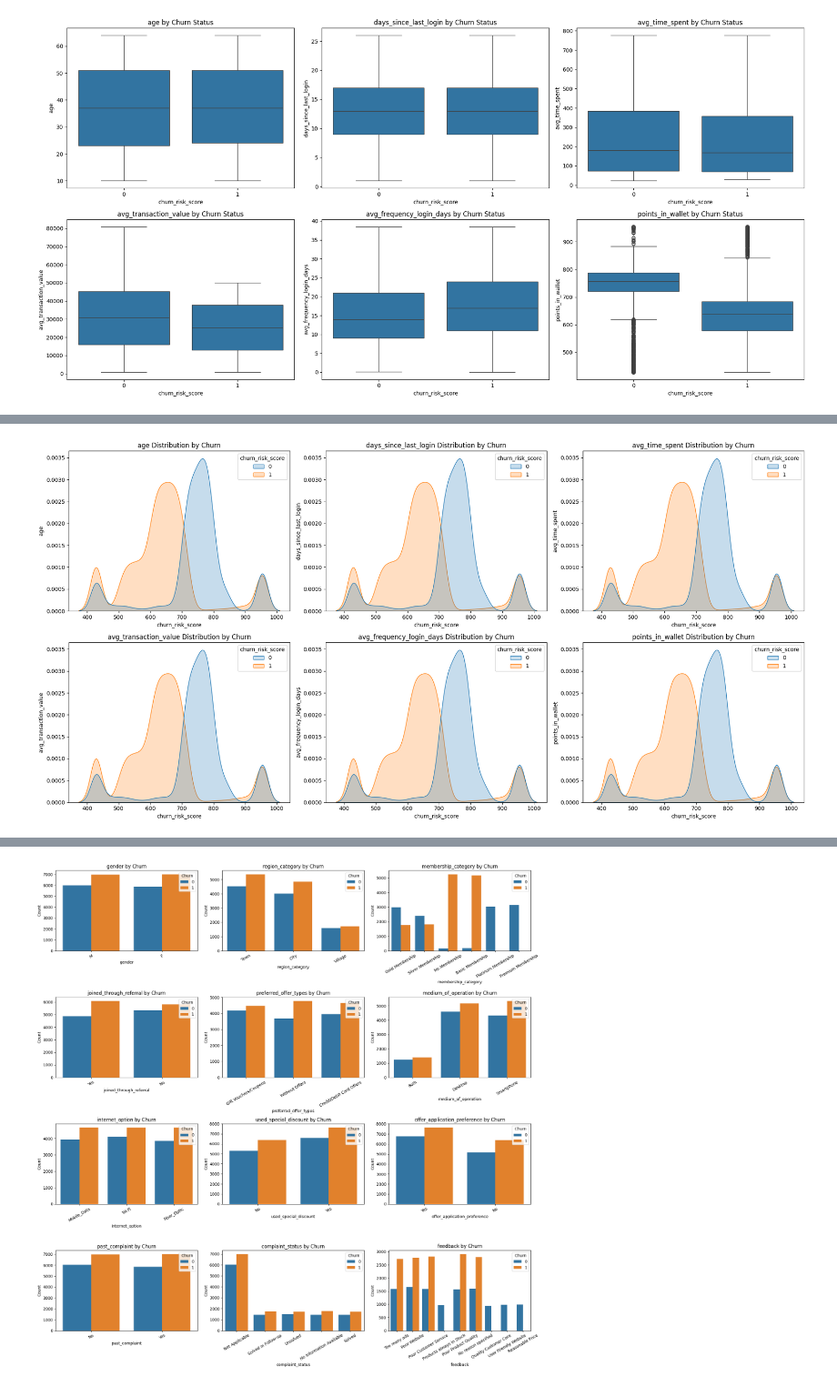
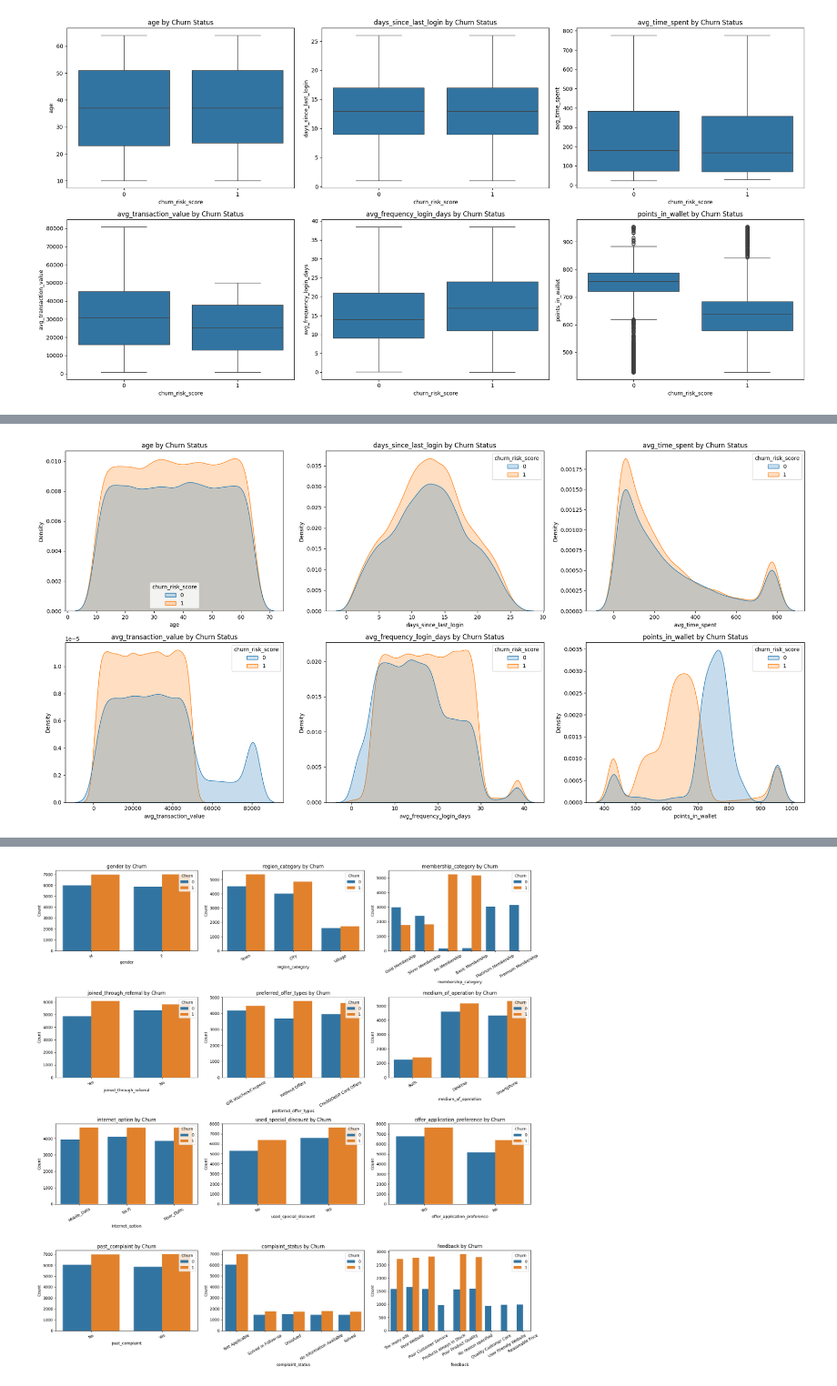
Before and after one commit to CMPE252/customer-churn-prediction, a Jupyter notebook: notebook/CMPE_252_Customer_Churn_Prediction.ipynb, the cells around one changed output, grey strips where cells are left out. Shown at 91% size. Saved outputs shown, nothing was run; the diff lists cells and outputs as text; code cells hidden in the pictures.

Commit message:
Fix KDE plots

```diff
--- a/notebook/CMPE_252_Customer_Churn_Prediction.ipynb
+++ b/notebook/CMPE_252_Customer_Churn_Prediction.ipynb
@@ -1199,18 +1203,18 @@ plt.show()
 # %%
 # Create a figure with 2 rows and 3 columns of subplots
 fig, ax = plt.subplots(nrows=2, ncols=3, figsize=(20, 10))
 
+# Plot Kernel Density Curves
 for variable, subplot in zip(num_cols, ax.flatten()):
-    sns.kdeplot(data=train_eda_clean_df, x=col, hue="churn_risk_score", fill=True, ax=subplot)
-    subplot.set_title(f"{variable} Distribution by Churn")
-    subplot.set_xlabel("churn_risk_score")
-    subplot.set_ylabel(variable)
-
-# Remove all unused subplots safely
-for i in range(len(num_cols), ax.size):
-    fig.delaxes(ax.flatten()[i])
+    sns.kdeplot(data=train_eda_clean_df,
+                x=variable,
+                hue='churn_risk_score',
+                fill=True,
+                ax=subplot)
+    subplot.set_title(f"{variable} by Churn Status")
+    subplot.set_xlabel(variable)
 
 plt.tight_layout()
 plt.show()
 # %% [output]
-[figure, old version]
+[figure, new version]
```
Also changed, not shown: parts of 7 cells of this notebook.
